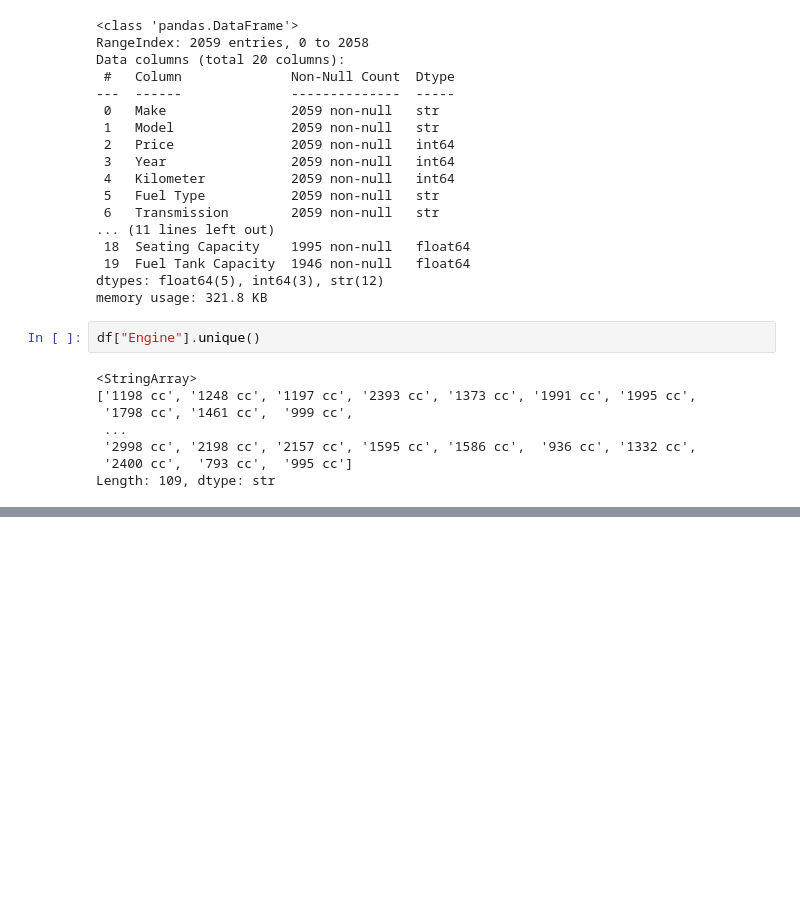
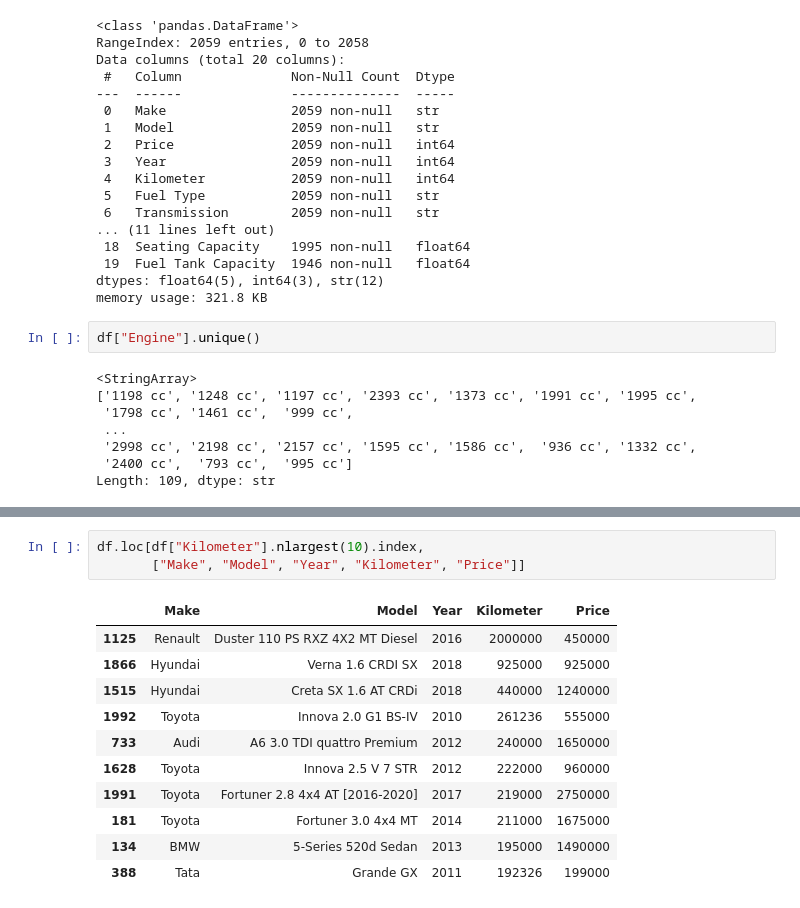
Before and after one commit to aarya25dh/analyzing-selling-price-of-used-cars-using-python, a Jupyter notebook: notebooks/cars.ipynb, the cells around one changed output, grey strips where cells are left out. Cells and saved outputs as stored; diff of their text form; blank space fills up the shorter version.

```diff
--- a/notebooks/cars.ipynb
+++ b/notebooks/cars.ipynb
@@ -145,0 +236,15 @@ max                 105.0
+# %%
+df.loc[df["Kilometer"].nlargest(10).index,
+       ["Make", "Model", "Year", "Kilometer", "Price"]]
+# %% [output]
+|  | Make | Model | Year | Kilometer | Price |
+| 1125 | Renault | Duster 110 PS RXZ 4X2 MT Diesel | 2016 | 2000000 | 450000 |
+| 1866 | Hyundai | Verna 1.6 CRDI SX | 2018 | 925000 | 925000 |
+| 1515 | Hyundai | Creta SX 1.6 AT CRDi | 2018 | 440000 | 1240000 |
+| 1992 | Toyota | Innova 2.0 G1 BS-IV | 2010 | 261236 | 555000 |
+| 733 | Audi | A6 3.0 TDI quattro Premium | 2012 | 240000 | 1650000 |
+| 1628 | Toyota | Innova 2.5 V 7 STR | 2012 | 222000 | 960000 |
+| 1991 | Toyota | Fortuner 2.8 4x4 AT [2016-2020] | 2017 | 219000 | 2750000 |
+| 181 | Toyota | Fortuner 3.0 4x4 MT | 2014 | 211000 | 1675000 |
+| 134 | BMW | 5-Series 520d Sedan | 2013 | 195000 | 1490000 |
+| 388 | Tata | Grande GX | 2011 | 192326 | 199000 |
```
Also changed, not shown: parts of 27 cells of this notebook, 3 other files.
